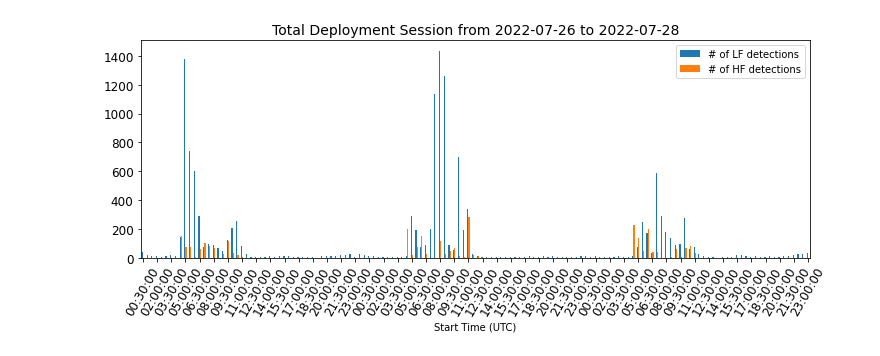
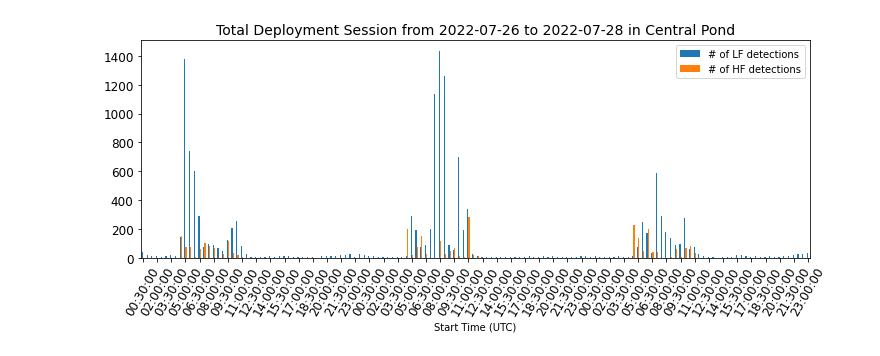
Before and after one commit to uw-echospace/ubna-field, a Jupyter notebook: notebooks/call_number_plotter.ipynb, the cells around one changed output. Saved outputs shown, nothing was run; the diff lists cells and outputs as text; code cells hidden in the pictures.

Commit message:
Added extraction of site name

```diff
--- a/notebooks/call_number_plotter.ipynb
+++ b/notebooks/call_number_plotter.ipynb
@@ -114,14 +114,14 @@ def plot_separate(df, save=True):
             save_path = Path(f"{save_folder}/{date}.png")
             fig.get_figure().savefig(save_path, facecolor='w')
 # %%
-def plot_total(df):
+def plot_total(df, site):
 
     # To plot each day's activity separately, group by rows that have the same date
     # We need a list of unique dates from our detection files
     unique_dates = df["Date"].unique()
 
     fig = df.plot.bar(x="Start Time (UTC)", figsize=(12, 4), fontsize=12, rot=60)
-    fig.set_title(f"Total Deployment Session from {unique_dates[0]} to {unique_dates[-1]}", fontsize=14)
+    fig.set_title(f"Total Deployment Session from {unique_dates[0]} to {unique_dates[-1]} in {site}", fontsize=14)
     fig.set_xticks(fig.get_xticks()[::len(unique_dates)])
 # %%
 # These are constants that we absolutely need to know before running any scripts
@@ -133,4 +133,14 @@ SD_CARD_NUM = "008"
 # %%
 recover_folder = f"recover-{DATE}-{SD_CARD_NUM}-detect"
 df = generate_df(recover_folder)
+# %%
+path_to_records = Path(f"ubna_2022b.csv")
+
+if (path_to_records.is_file()):
+    fr = pd.read_csv(path_to_records, sep=',')
+
+cond1 = fr["Upload folder name"]==f"recover-{DATE}"
+cond2 =  fr["SD card #"]==int(SD_CARD_NUM)
+
+site_name = fr.loc[cond1&cond2, "Site"].item()
 # %%
@@ -142,4 +152,4 @@ plot_separate(df)
 # %%
-plot_total(df)
+plot_total(df, site_name)
 # %% [output]
-[figure, old version]
+[figure, new version]
```
Also changed, not shown: parts of 8 cells of this notebook, 3 other files.
